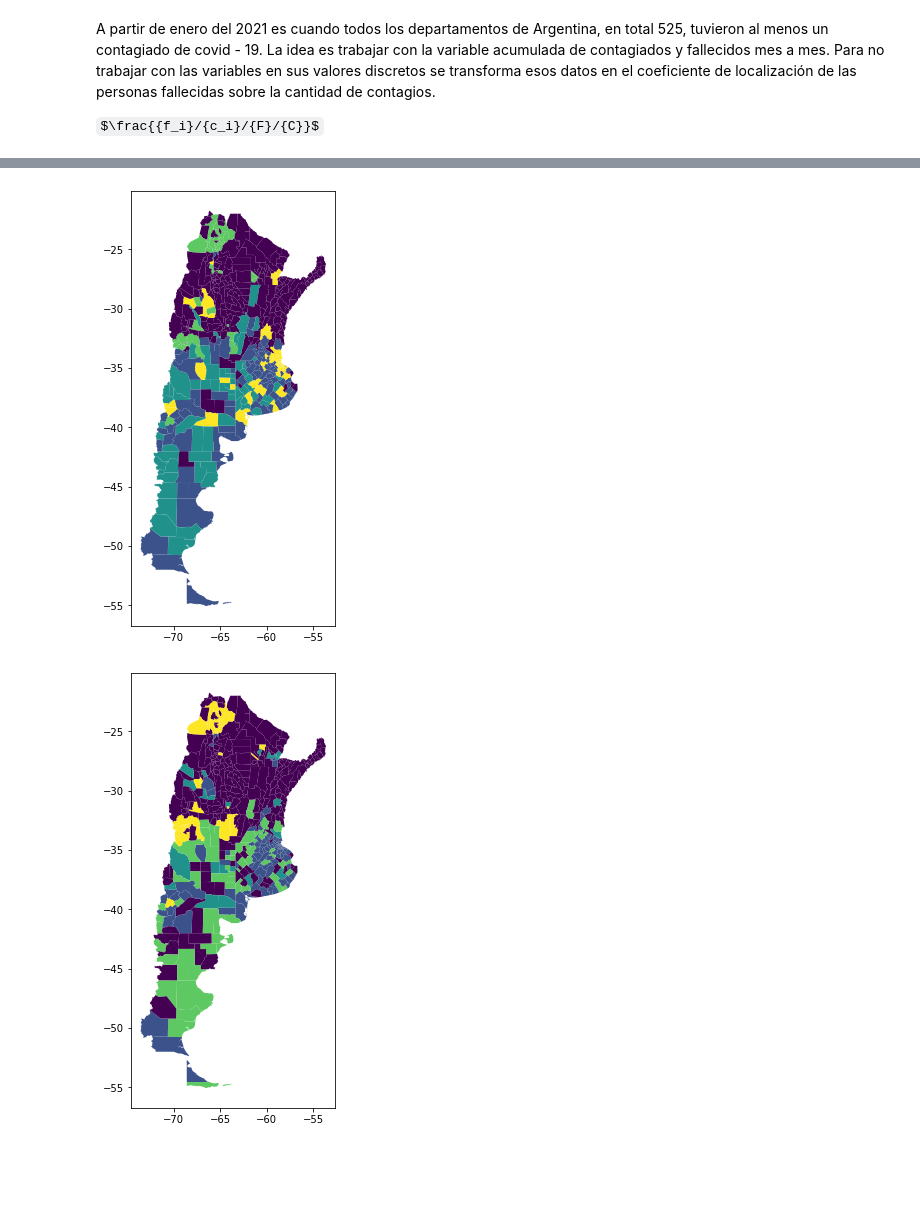
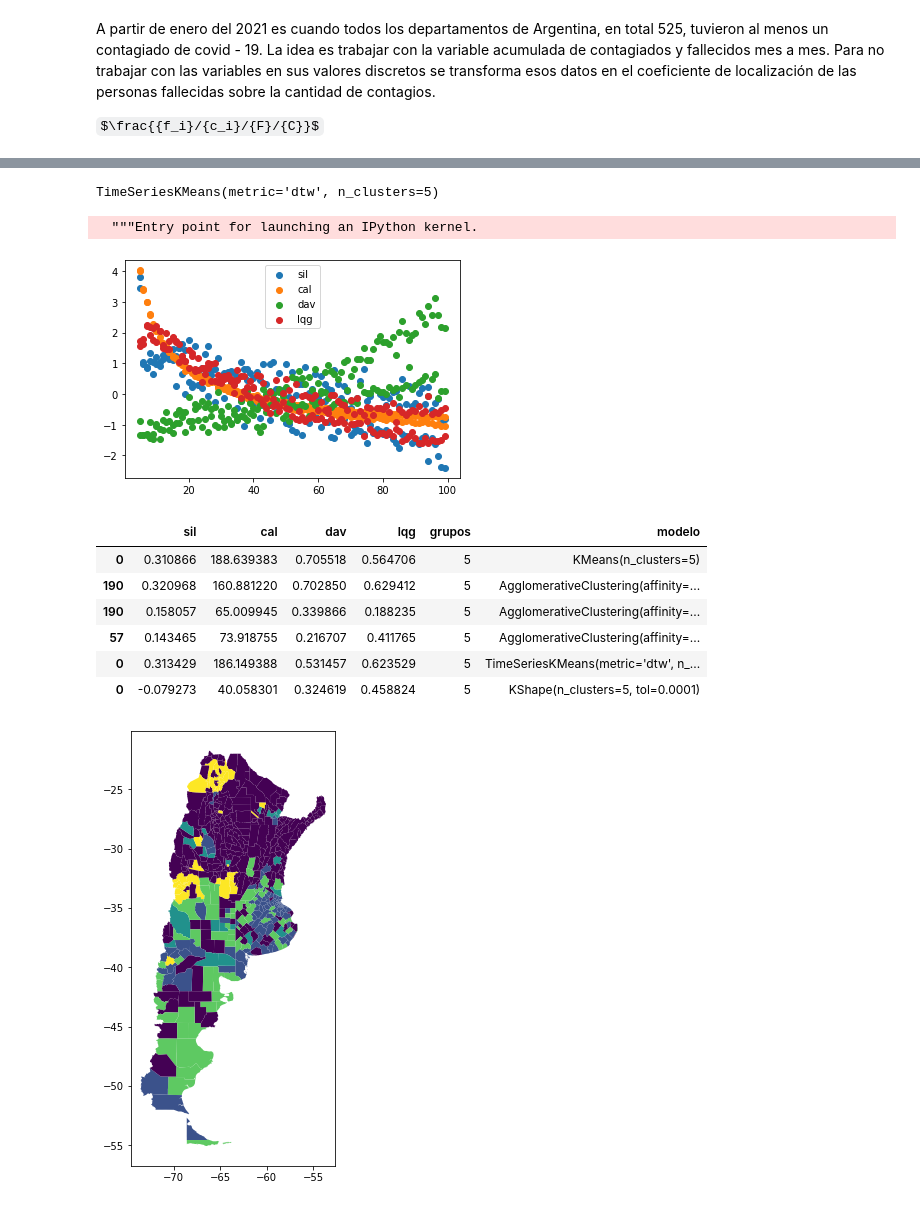
Before and after one commit to pabanib/covid, a Jupyter notebook: Untitled2.ipynb, the cells around one changed output, grey strips where cells are left out. Saved outputs shown, nothing was run; the diff lists cells and outputs as text; code cells hidden in the pictures; some formulas as TeX source; blank space fills up the shorter version.

Commit message:
cluster con fallecidos

```diff
--- a/Untitled2.ipynb
+++ b/Untitled2.ipynb
@@ -96,9 +96,9 @@ pipe = sk.pipeline.Pipeline([
     ('coord', pipe_coord),
     ('norml1', norm_l1)])
 # %%
-# ddefinimos una metrica para evaluar resultaods
+# ddefinimos unas metricas para evaluar resultaods
 from lq import *
-lqcovid = lq_peri(covid_acum['fallecido','clasificac'])
+lqcovid = lq_peri(covid_acum[['fallecido','personas']])
 
 from sklearn.metrics import silhouette_score,  calinski_harabasz_score
 def siluetas(X, model):
@@ -109,5 +109,5 @@ def inv_davies_bouldin(X,model):
     return (sk.metrics.davies_bouldin_score(X,model.labels_))**-1
 def indice_lq(X, model):
     grupos = model.labels_
-    ind = lqcovid.calcular_indice(grupos)
+    ind = lqcovid.calcular_indice_debil(grupos)
     return 1-ind
@@ -127,0 +171,35 @@ kmeans.fit(X)
+# %%
+tskm_ = ts.TimeSeriesKMeans(n_clusters = 5, metric = 'dtw')
+tskm_.fit(XX2)
+# %% [output]
+TimeSeriesKMeans(metric='dtw', n_clusters=5)
+# %%
+cent = procesos.agrega_centroides(covid.geometry.centroid)
+cc = norm_l2.fit_transform(cent.fit_transform(covid)[:,-2:])
+cc2 = cc.reshape(525,17,2)
+XX2 = XX.reshape(525,17,1)
+XX2 = np.c_[XX2, cc2]
+
+import tslearn.clustering as ts
+hiperparam_tskm = {
+    'n_clusters': [5,8,10,12], 'init': ['k-means++', 'random'],
+    'n_init' : [1]
+}
+
+def siluetas2(X, model):
+    X = X[:,:,0]
+    return silhouette_score(X, model.labels_)
+def calinski2(X, model):
+    X = X[:,:,0]
+    return sk.metrics.calinski_harabasz_score(X, model.labels_)
+def inv_davies_bouldin2(X,model):
+    X = X[:,:,0]
+    return (sk.metrics.davies_bouldin_score(X,model.labels_))**-1
+
+
+met = {'sil': siluetas2, 'cal': calinski2, 'dav': inv_davies_bouldin2, 'lqg': indice_lq}
+
+tskm = metodo(ts.TimeSeriesKMeans(),hiperparam_tskm, metricas)
+tskm.fit(XX)
+# %% [output]
+  """Entry point for launching an IPython kernel.
@@ -129,7 +214,16 @@ kmeans.fit(X)
 def mapa_grupos(model):
     covid_acum_geo['grup'] = model.best_model_['modelo'].iloc[0].labels_
     gpd.GeoDataFrame(covid_acum_geo).plot('grup', figsize = (10,8))
+
+def metric_grup(model):
+    std = sk.preprocessing.StandardScaler()
+    for i in model.metrics.columns:
+        met = model.metrics[i]
+        met = std.fit_transform(met.values.reshape(-1,1))
+        plt.scatter(model.modelos['modelo'].apply(lambda x: x.n_clusters) , met, label = i)
+    plt.legend()
+    plt.show()
 # %%
-mapa_grupos(kmeans)
+metric_grup(kmeans)
 # %% [output]
-[figure, old version]
+[figure, new version]
@@ -144,3 +230,22 @@ aglo.fit(X)
+# %%
+lista = [kmeans,aglo, aglo_geo,aglo_geo2, tskm,kshape]
+l = []
+for i in lista:
+    df = i.best_metrics_.copy()
+    model = i.best_model_
+    df['grupos'] = model['modelo'].iloc[0].n_clusters
+    df['modelo'] = model['modelo'].iloc[0]
+    l.append(df)
+
+pd.concat(l)
+# %% [output]
+|  | sil | cal | dav | lqg | grupos | modelo |
+| 0 | 0.310866 | 188.639383 | 0.705518 | 0.564706 | 5 | KMeans(n_clusters=5) |
+| 190 | 0.320968 | 160.881220 | 0.702850 | 0.629412 | 5 | AgglomerativeClustering(affinity=... |
+| 190 | 0.158057 | 65.009945 | 0.339866 | 0.188235 | 5 | AgglomerativeClustering(affinity=... |
+| 57 | 0.143465 | 73.918755 | 0.216707 | 0.411765 | 5 | AgglomerativeClustering(affinity=... |
+| 0 | 0.313429 | 186.149388 | 0.531457 | 0.623529 | 5 | TimeSeriesKMeans(metric='dtw', n_... |
+| 0 | -0.079273 | 40.058301 | 0.324619 | 0.458824 | 5 | KShape(n_clusters=5, tol=0.0001) |
 # %%
 mapa_grupos(aglo)
 # %% [output]
```
Also changed, not shown: parts of 66 cells of this notebook, 9 other files.
